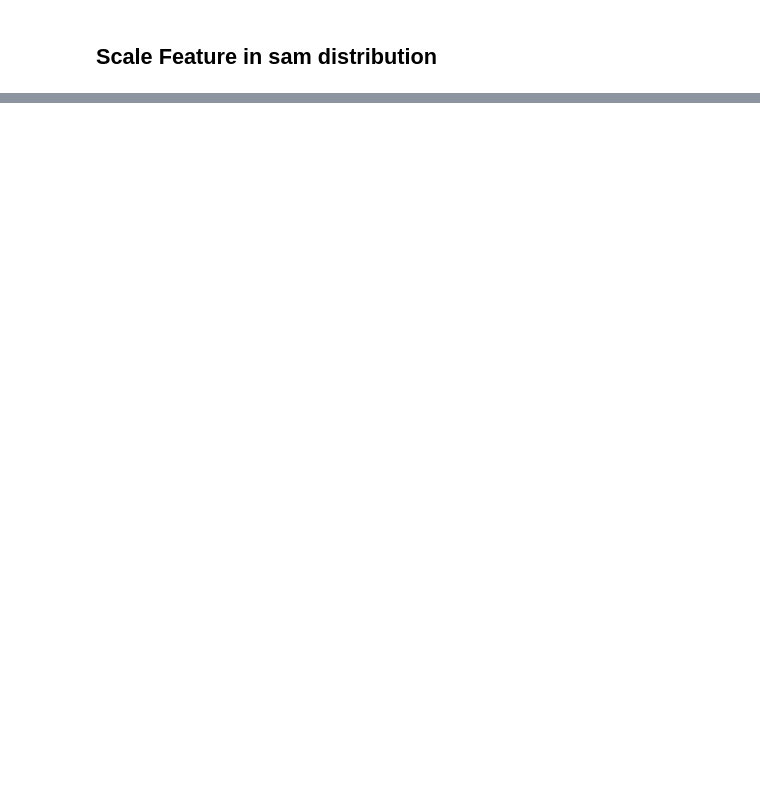
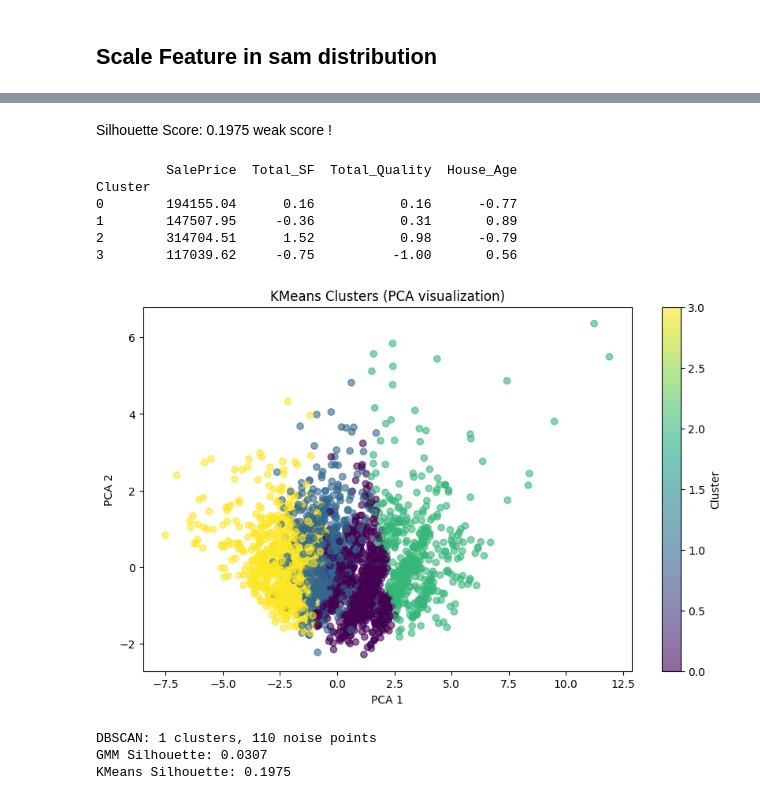
Before and after one commit to amr-belal/nexus-ml, a Jupyter notebook: notebooks/01_eda.ipynb, the cells around one changed output, grey strips where cells are left out. Saved outputs shown, nothing was run; the diff lists cells and outputs as text; code cells hidden in the pictures; blank space fills up the shorter version.

```diff
--- a/notebooks/01_eda.ipynb
+++ b/notebooks/01_eda.ipynb
@@ -433,0 +590,11 @@ max              7.84     26.03         8.20
+# %%
+from sklearn.metrics import silhouette_score
+
+kmeans = KMeans(n_clusters=4, random_state=42, n_init=10)
+clusters = kmeans.fit_predict(X_cluster)
+
+silhouette = silhouette_score(X_cluster, clusters)
+print(f"Silhouette Score: {silhouette:.4f}")
+
+df_encoded['Cluster'] = clusters
+print(df_encoded.groupby('Cluster')['SalePrice'].describe())
@@ -433,0 +616,51 @@ max              7.84     26.03         8.20
+# %% [markdown]
+Silhouette Score: 0.1975
+weak score !
+# %%
+print(df_encoded.groupby('Cluster')[['SalePrice', 'Total_SF',
+                                      'Total_Quality',
+                                      'House_Age']].mean().round(2))
+# %% [output]
+         SalePrice  Total_SF  Total_Quality  House_Age
+Cluster
+0        194155.04      0.16           0.16      -0.77
+1        147507.95     -0.36           0.31       0.89
+2        314704.51      1.52           0.98      -0.79
+3        117039.62     -0.75          -1.00       0.56
+# %%
+from sklearn.decomposition import PCA
+
+pca = PCA(n_components=2)
+X_pca = pca.fit_transform(X_cluster)
+
+plt.figure(figsize=(10, 6))
+scatter = plt.scatter(X_pca[:, 0], X_pca[:, 1],
+                      c=clusters, cmap='viridis', alpha=0.6)
+plt.colorbar(scatter, label='Cluster')
+plt.title('KMeans Clusters (PCA visualization)')
+plt.xlabel('PCA 1')
+plt.ylabel('PCA 2')
+plt.show()
+# %% [output]
+[figure, added]
+# %%
+from sklearn.cluster import DBSCAN
+from sklearn.mixture import GaussianMixture
+
+# DBSCAN
+dbscan = DBSCAN(eps=1.5, min_samples=5)
+dbscan_clusters = dbscan.fit_predict(X_cluster)
+n_clusters_db = len(set(dbscan_clusters)) - (1 if -1 in dbscan_clusters else 0)
+n_noise = list(dbscan_clusters).count(-1)
+print(f"DBSCAN: {n_clusters_db} clusters, {n_noise} noise points")
+
+# GMM
+gmm = GaussianMixture(n_components=4, random_state=42)
+gmm_clusters = gmm.fit_predict(X_cluster)
+gmm_silhouette = silhouette_score(X_cluster, gmm_clusters)
+print(f"GMM Silhouette: {gmm_silhouette:.4f}")
+print(f"KMeans Silhouette: {silhouette:.4f}")
+# %% [output]
+DBSCAN: 1 clusters, 110 noise points
+GMM Silhouette: 0.0307
+KMeans Silhouette: 0.1975
```
Also changed, not shown: parts of 29 cells of this notebook.
